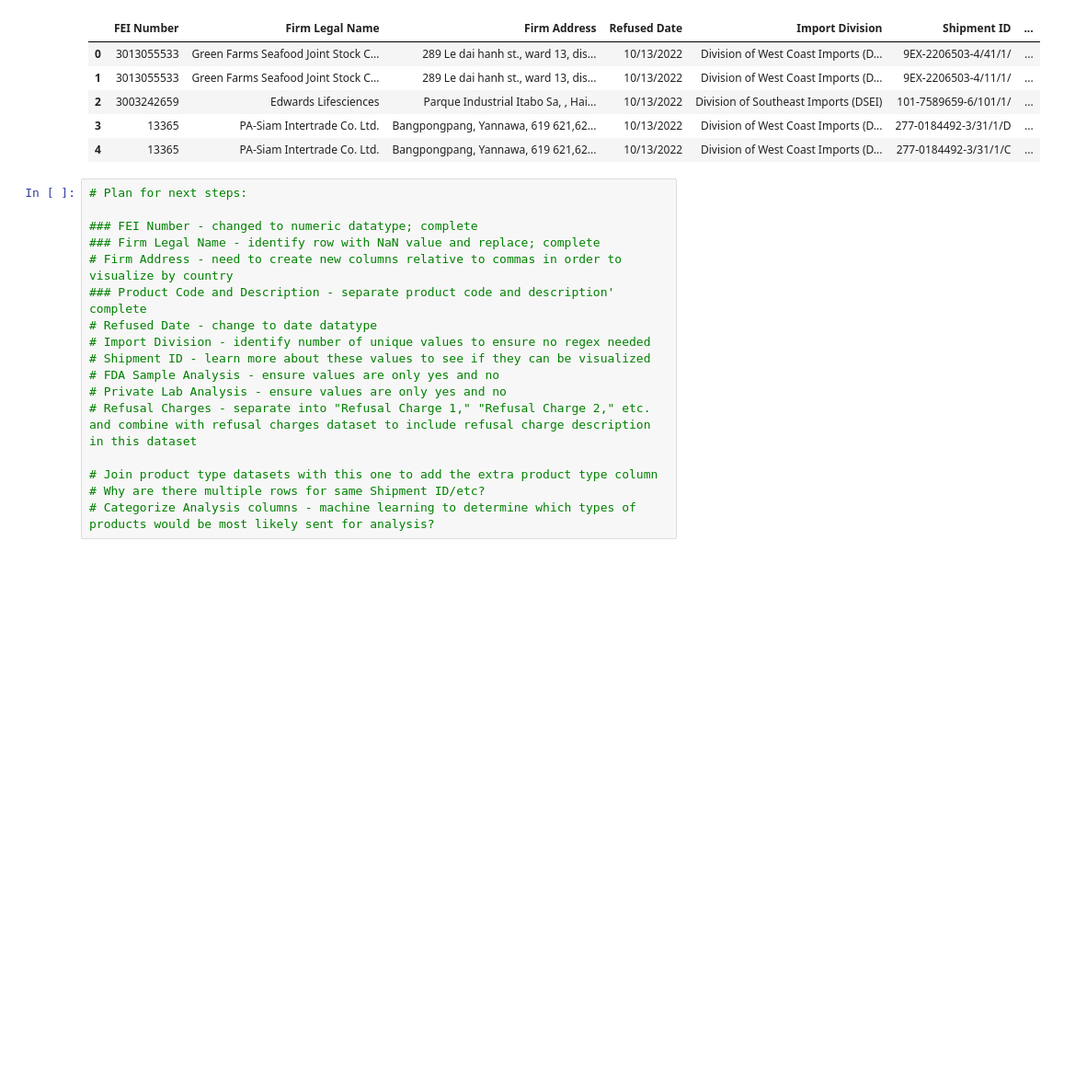
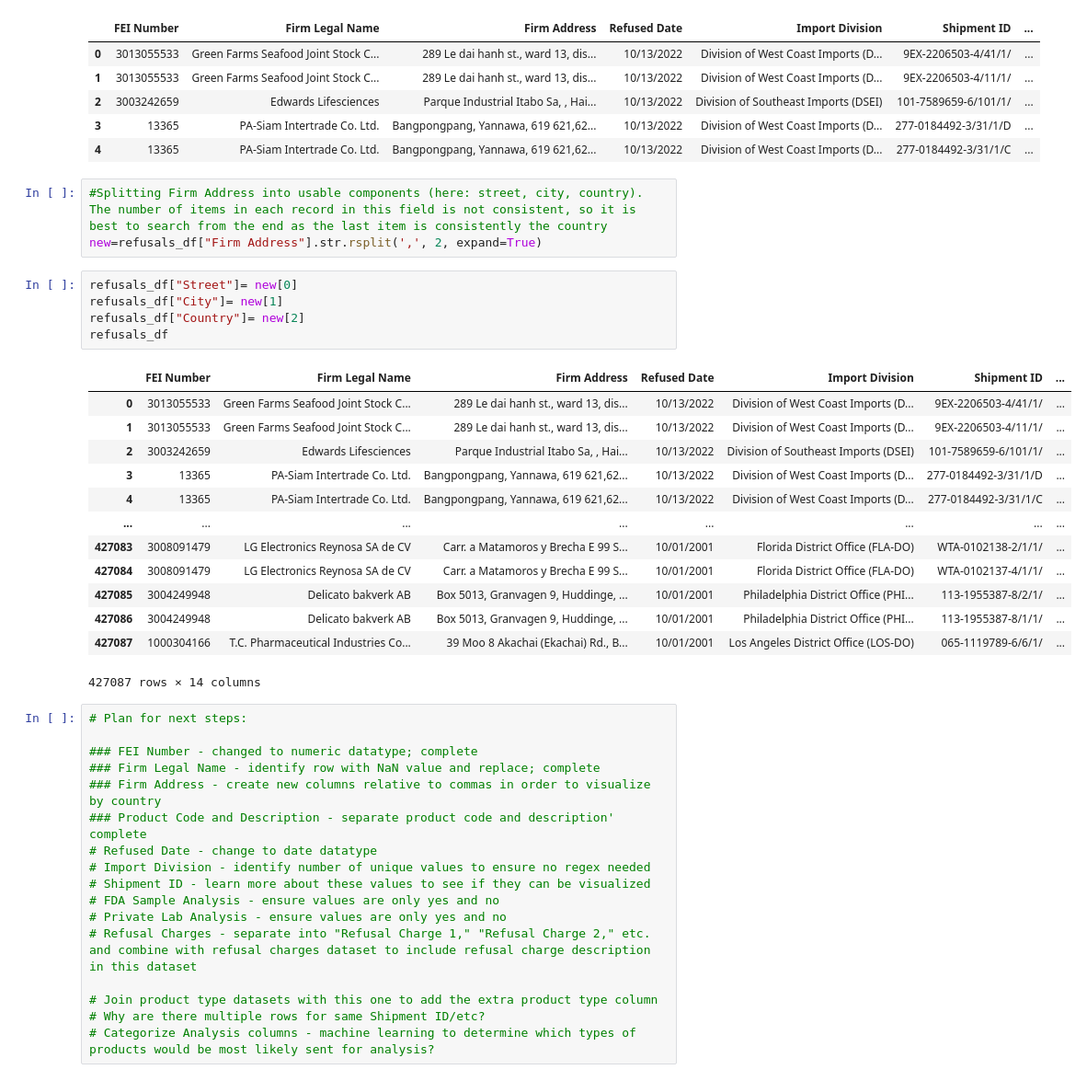
Before and after one commit to d-wiltshire/FDA-Import-Refusals, a Jupyter notebook: fda-import-refusals-cleaning.ipynb, the cells around one changed output. Shown: that part at 92% size. Drawn from its saved outputs; the diff is of its cells as text; blank space fills up the shorter version.

```diff
--- a/fda-import-refusals-cleaning.ipynb
+++ b/fda-import-refusals-cleaning.ipynb
@@ -185,12 +185,34 @@ refusals_df.head()
 | 2 | 3003242659 | Edwards Lifesciences | Parque Industrial Itabo Sa, , Hai... | 10/13/2022 | Division of Southeast Imports (DSEI) | 101-7589659-6/101/1/ | ... |
 | 3 | 13365 | PA-Siam Intertrade Co. Ltd. | Bangpongpang, Yannawa, 619 621,62... | 10/13/2022 | Division of West Coast Imports (D... | 277-0184492-3/31/1/D | ... |
 | 4 | 13365 | PA-Siam Intertrade Co. Ltd. | Bangpongpang, Yannawa, 619 621,62... | 10/13/2022 | Division of West Coast Imports (D... | 277-0184492-3/31/1/C | ... |
+# %%
+#Splitting Firm Address into usable components (here: street, city, country). The number of items in each record in this field is not consistent, so it is best to search from the end as the last item is consistently the country
+new=refusals_df["Firm Address"].str.rsplit(',', 2, expand=True)
+# %%
+refusals_df["Street"]= new[0]
+refusals_df["City"]= new[1]
+refusals_df["Country"]= new[2]
+refusals_df
+# %% [output]
+|  | FEI Number | Firm Legal Name | Firm Address | Refused Date | Import Division | Shipment ID | ... |
+| 0 | 3013055533 | Green Farms Seafood Joint Stock C... | 289 Le dai hanh st., ward 13, dis... | 10/13/2022 | Division of West Coast Imports (D... | 9EX-2206503-4/41/1/ | ... |
+| 1 | 3013055533 | Green Farms Seafood Joint Stock C... | 289 Le dai hanh st., ward 13, dis... | 10/13/2022 | Division of West Coast Imports (D... | 9EX-2206503-4/11/1/ | ... |
+| 2 | 3003242659 | Edwards Lifesciences | Parque Industrial Itabo Sa, , Hai... | 10/13/2022 | Division of Southeast Imports (DSEI) | 101-7589659-6/101/1/ | ... |
+| 3 | 13365 | PA-Siam Intertrade Co. Ltd. | Bangpongpang, Yannawa, 619 621,62... | 10/13/2022 | Division of West Coast Imports (D... | 277-0184492-3/31/1/D | ... |
+| 4 | 13365 | PA-Siam Intertrade Co. Ltd. | Bangpongpang, Yannawa, 619 621,62... | 10/13/2022 | Division of West Coast Imports (D... | 277-0184492-3/31/1/C | ... |
+| ... | ... | ... | ... | ... | ... | ... | ... |
+| 427083 | 3008091479 | LG Electronics Reynosa SA de CV | Carr. a Matamoros y Brecha E 99 S... | 10/01/2001 | Florida District Office (FLA-DO) | WTA-0102138-2/1/1/ | ... |
+| 427084 | 3008091479 | LG Electronics Reynosa SA de CV | Carr. a Matamoros y Brecha E 99 S... | 10/01/2001 | Florida District Office (FLA-DO) | WTA-0102137-4/1/1/ | ... |
+| 427085 | 3004249948 | Delicato bakverk AB | Box 5013, Granvagen 9, Huddinge, ... | 10/01/2001 | Philadelphia District Office (PHI... | 113-1955387-8/2/1/ | ... |
+| 427086 | 3004249948 | Delicato bakverk AB | Box 5013, Granvagen 9, Huddinge, ... | 10/01/2001 | Philadelphia District Office (PHI... | 113-1955387-8/1/1/ | ... |
+| 427087 | 1000304166 | T.C. Pharmaceutical Industries Co... | 39 Moo 8 Akachai (Ekachai) Rd., B... | 10/01/2001 | Los Angeles District Office (LOS-DO) | 065-1119789-6/6/1/ | ... |
+427087 rows × 14 columns
 # %%
 # Plan for next steps:
 
 ### FEI Number - changed to numeric datatype; complete
 ### Firm Legal Name - identify row with NaN value and replace; complete
-# Firm Address - need to create new columns relative to commas in order to visualize by country
+### Firm Address - create new columns relative to commas in order to visualize by country
 ### Product Code and Description - separate product code and description' complete
 # Refused Date - change to date datatype
 # Import Division - identify number of unique values to ensure no regex needed
```
